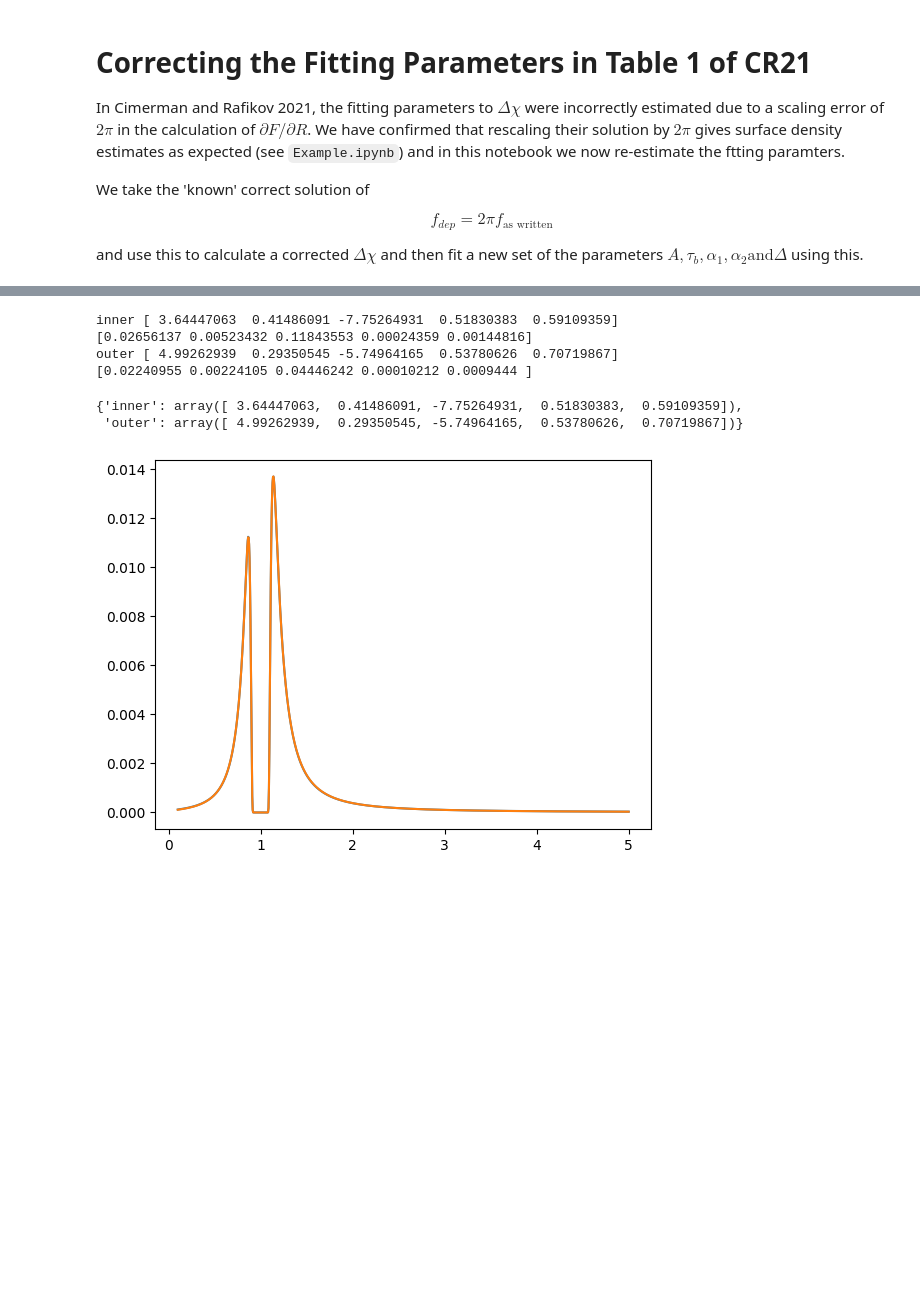
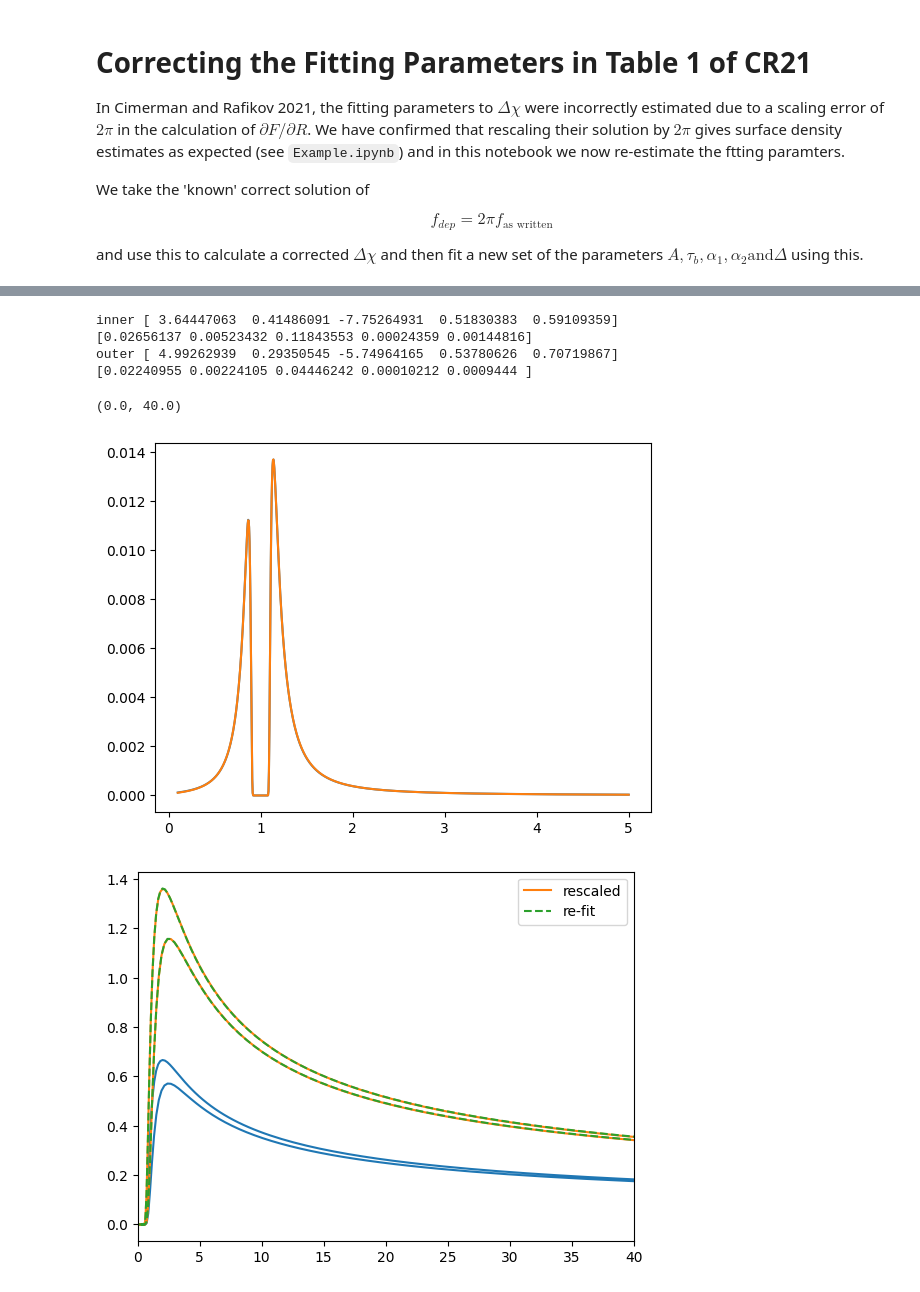
Before and after one commit to cordwella/vortensity_evolution, a Jupyter notebook: Corrections to Fitting Parameters.ipynb, the cells around one changed output, grey strips where cells are left out. Drawn from its saved outputs; the diff is of its cells as text; code cells hidden in the pictures; blank space fills up the shorter version.

```diff
--- a/Corrections to Fitting Parameters.ipynb
+++ b/Corrections to Fitting Parameters.ipynb
@@ -82,9 +87,9 @@ def create_corrected_fit(p, h_p, m_p, correction=2 * np.pi):
 
     alternative_fit = {'inner': popt_inner, 'outer': popt_outer}
 
-    delta_chi = compute_delta_chi(R, tau, tau_0, False, alternative_fit)
+    delta_chi_new_2 = compute_delta_chi(R, tau, tau_0, False, alternative_fit)
 
-    epsilon = delta_chi * m_p * (np.abs(R**(-3/2) - 1)/(R**(1 - p) * h_p * np.sqrt(2)))**(1/2)
+    epsilon = delta_chi_new_2 * m_p * (np.abs(R**(-3/2) - 1)/(R**(1 - p) * h_p * np.sqrt(2)))**(1/2)
 
     psi = (epsilon * (2 + epsilon) - 2 * (1 + epsilon) * np.log(1 + epsilon))/(2 * (1 + epsilon))
 
@@ -92,4 +97,11 @@ def create_corrected_fit(p, h_p, m_p, correction=2 * np.pi):
     plt.plot(R, psi_original * correction)
     plt.plot(R, psi)
 
+    plt.figure()
+    plt.plot(tau, delta_chi)
+    plt.plot(tau, delta_chi_new, label='rescaled')
+    plt.plot(tau, delta_chi_new_2, '--', label='re-fit')
+
+    plt.legend()
+
     return alternative_fit
@@ -96,10 +207,11 @@ def create_corrected_fit(p, h_p, m_p, correction=2 * np.pi):
 # %%
 create_corrected_fit(1.5, 0.05, 0.25)
+plt.xlim([0, 40])
 # %% [output]
 inner [ 3.64447063  0.41486091 -7.75264931  0.51830383  0.59109359]
 [0.02656137 0.00523432 0.11843553 0.00024359 0.00144816]
 outer [ 4.99262939  0.29350545 -5.74964165  0.53780626  0.70719867]
 [0.02240955 0.00224105 0.04446242 0.00010212 0.0009444 ]
-{'inner': array([ 3.64447063,  0.41486091, -7.75264931,  0.51830383,  0.59109359]),
- 'outer': array([ 4.99262939,  0.29350545, -5.74964165,  0.53780626,  0.70719867])}
+(0.0, 40.0)
 [figure]
+[figure, added]
```
Also changed, not shown: parts of 7 cells of this notebook, 7 other files.
